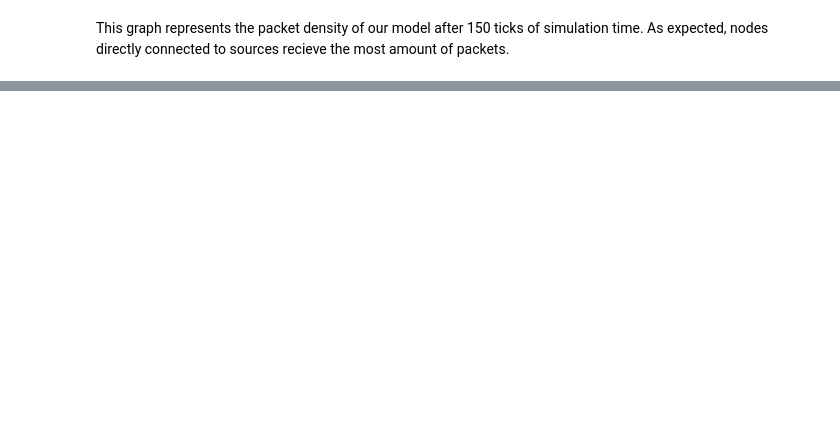
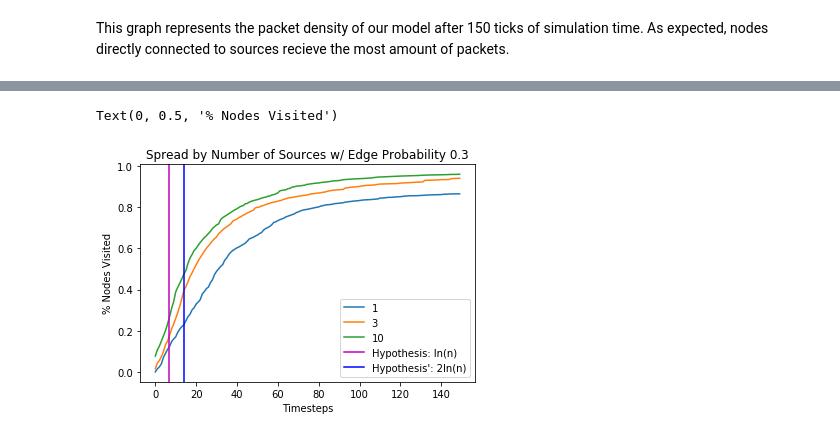
Before and after one commit to gallanoe/mis-sim, a Jupyter notebook: simulation_notebok.ipynb, the cells around one changed output, grey strips where cells are left out. Cells and saved outputs as stored; diff of their text form; code cells hidden in the pictures; blank space fills up the shorter version.

Commit message:
hypothesis testing

```diff
--- a/simulation_notebok.ipynb
+++ b/simulation_notebok.ipynb
@@ -271,0 +320,30 @@ sim.graph('recency')
+# %%
+spread_df = pd.DataFrame()
+
+# Hyperparameters
+runtime = 150
+exp_n = 10 # Number of experiments for each source number
+node_n = 1000 # Number of nodes in graph
+pedge = 0.3
+
+# Run experiments for difference number of starting sources
+for i in [1,3,10]:
+    exp = []
+    # Run exp_n experiments per source #
+    for j in range(exp_n):
+        sim = Simulation(nsources=i, nnodes=node_n, pedge=pedge)
+
+        sim.run(runtime)
+        exp.append(sim.spread_count)
+    spread_df[str(i)] = np.mean(exp, axis=0)
+#     sns.lineplot(x=range(runtime),y=sim.spread_count, legend=i)
+# %%
+ax = spread_df.plot(title= f'Spread by Number of Sources w/ Edge Probability {pedge}')
+ax.axvline(x=np.log(node_n), color='m', label='Hypothesis: ln(n)')
+ax.axvline(x=2*np.log(node_n), color='b', label='Hypothesis\': 2ln(n)')
+ax.legend()
+ax.set_xlabel("Timesteps")
+ax.set_ylabel("% Nodes Visited")
+# %% [output]
+Text(0, 0.5, '% Nodes Visited')
+[figure, added]
```
Also changed, not shown: parts of 8 cells of this notebook.
